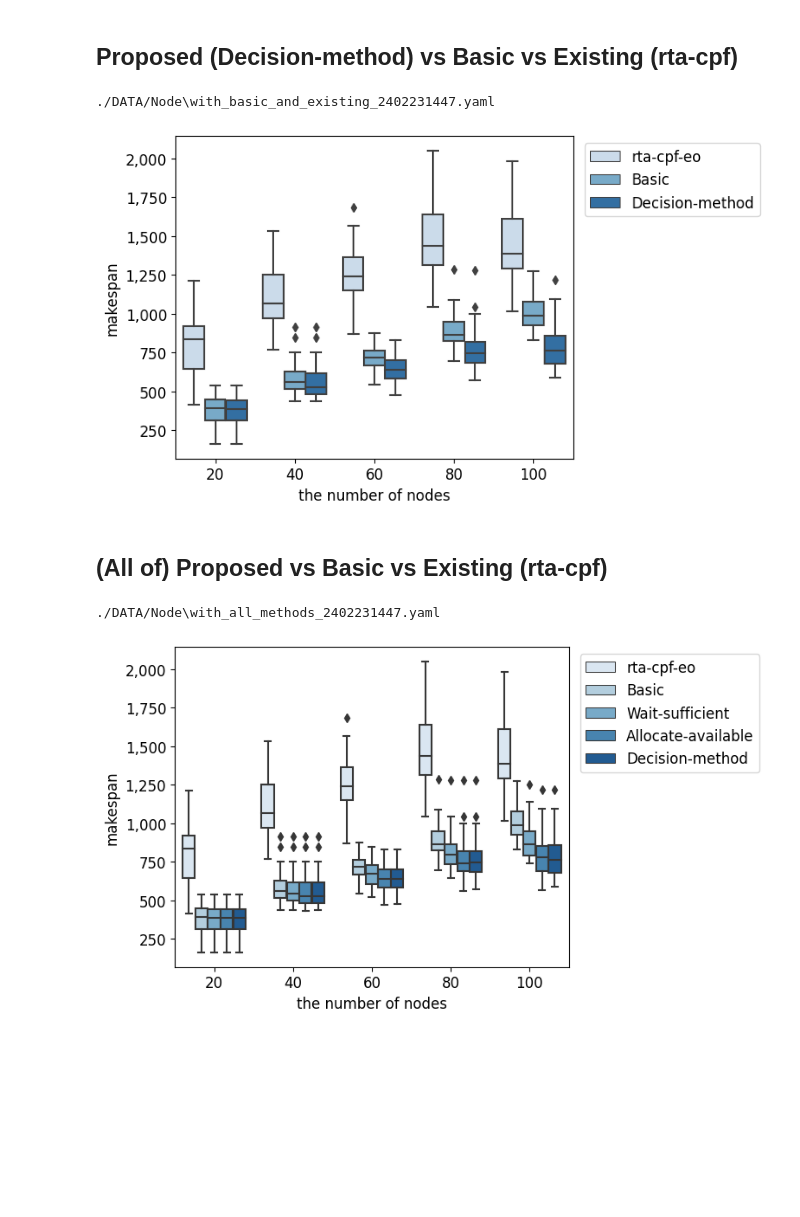
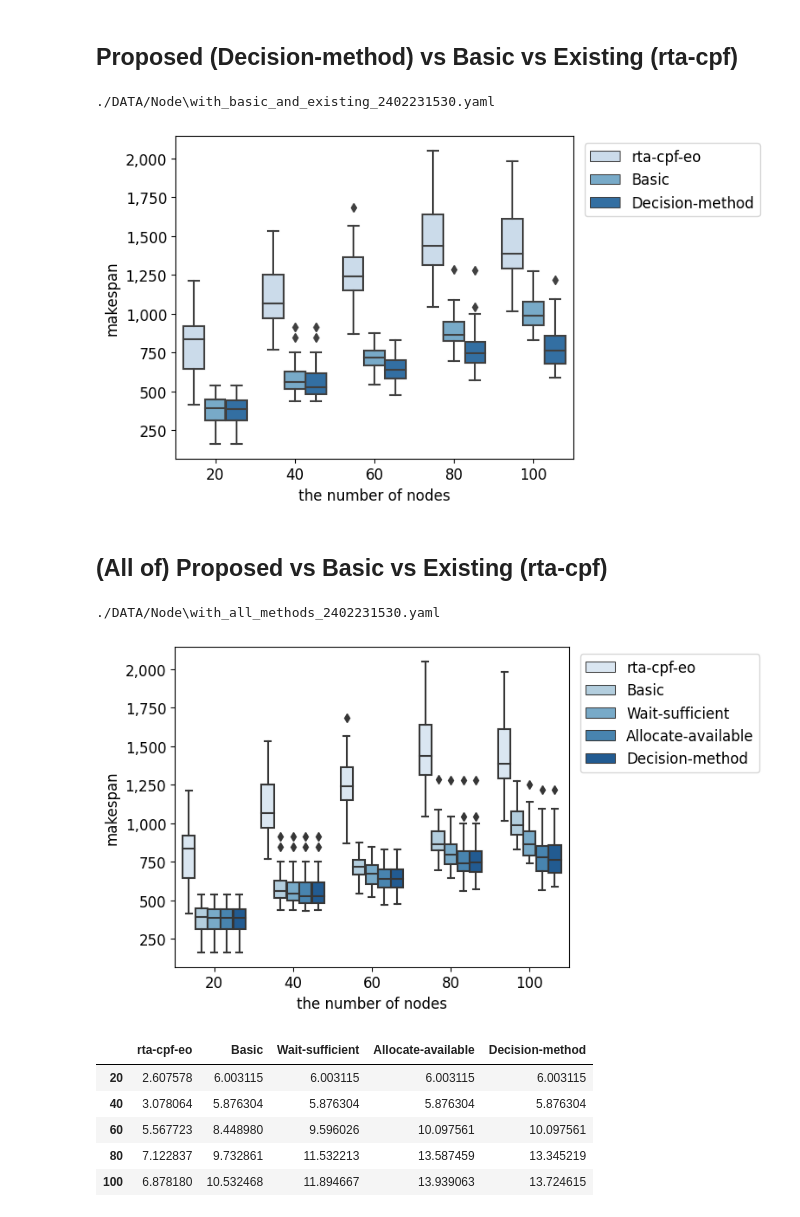
Before and after one commit to azu-lab/okamu_b4_thesis, a Jupyter notebook: test_varying_node.ipynb, the cells around one changed output. Cells and saved outputs as stored; diff of their text form; code cells hidden in the pictures; blank space fills up the shorter version.

Commit message:
refact: evaluate speed up
Signed-off-by: rokamu623 <r.okamura.061@ms.saitama-u.ac.jp>

```diff
--- a/test_varying_node.ipynb
+++ b/test_varying_node.ipynb
@@ -16,7 +16,7 @@ from glob import glob
 from python.test2 import test
 
 
-methods = ['rta-cpf-eo', 'Basic', 'Wait-sufficient', 'Allocate-available', 'Decision-method']
+methods = ['rta-cpf-eo', 'Basic', 'Wait-sufficient', 'Allocate-available', 'Decision-method', 'Work-load']
 node_num_pattern = [20, 40, 60, 80, 100]
 
 data_dict = {method: {node_num: [] for node_num in node_num_pattern}
@@ -99,7 +99,7 @@ print(file_name)
 
 make_graph(file_name)
 # %% [output]
-./DATA/Node\with_basic_and_existing_2402231447.yaml
+./DATA/Node\with_basic_and_existing_2402231530.yaml
 [figure]
 # %% [markdown]
 ## (All of) Proposed vs Basic vs Existing (rta-cpf)
@@ -116,7 +116,19 @@ print(file_name)
 
 make_graph(file_name)
 # %% [output]
-./DATA/Node\with_all_methods_2402231447.yaml
+./DATA/Node\with_all_methods_2402231530.yaml
 [figure]
+# %%
+from python.speed_up import speedup_table
+
+methods = ['rta-cpf-eo', 'Basic', 'Wait-sufficient', 'Allocate-available', 'Decision-method']
+speedup_table(data_dict, node_num_pattern, methods)
+# %% [output]
+|  | rta-cpf-eo | Basic | Wait-sufficient | Allocate-available | Decision-method |
+| 20 | 2.607578 | 6.003115 | 6.003115 | 6.003115 | 6.003115 |
+| 40 | 3.078064 | 5.876304 | 5.876304 | 5.876304 | 5.876304 |
+| 60 | 5.567723 | 8.448980 | 9.596026 | 10.097561 | 10.097561 |
+| 80 | 7.122837 | 9.732861 | 11.532213 | 13.587459 | 13.345219 |
+| 100 | 6.878180 | 10.532468 | 11.894667 | 13.939063 | 13.724615 |
 # %%
 notify()
```
Also changed, not shown: parts of 2 cells of this notebook, 8 other files.
